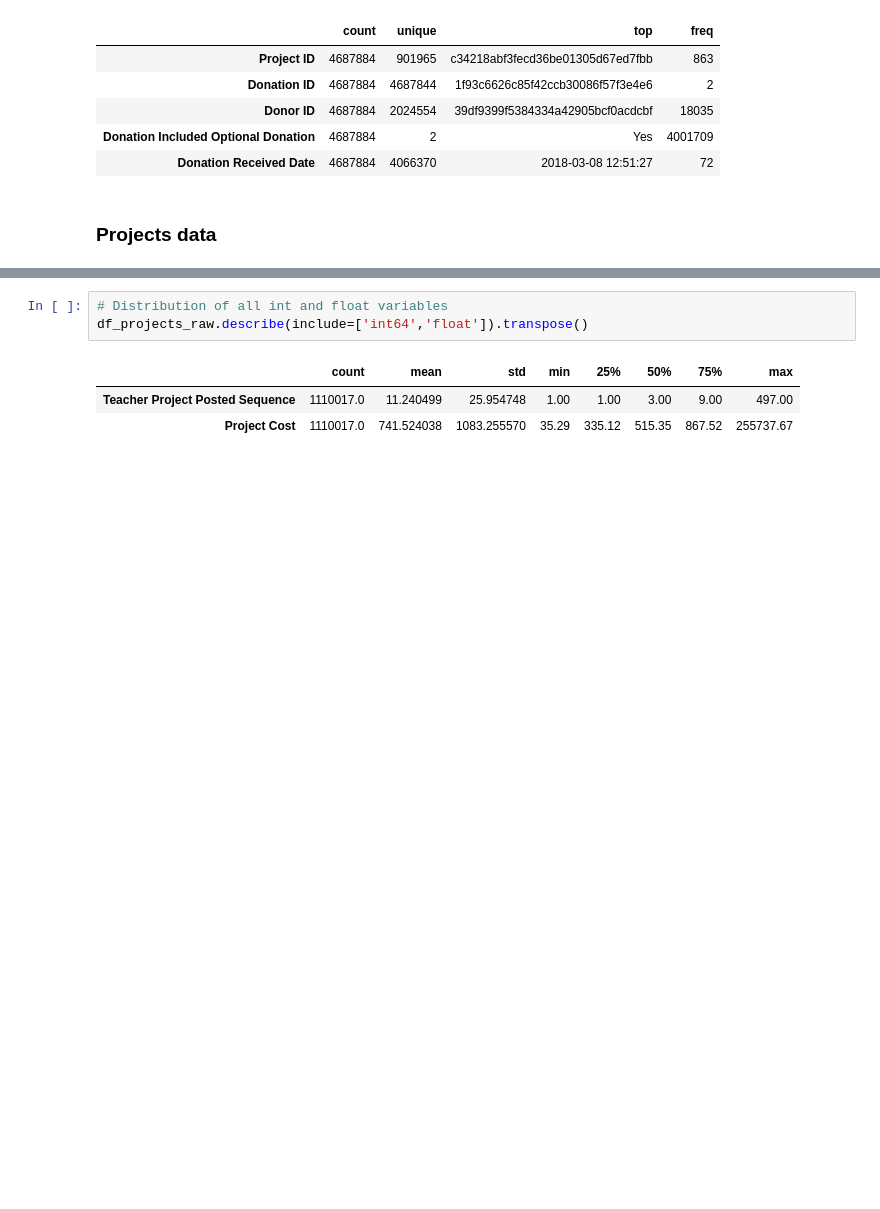
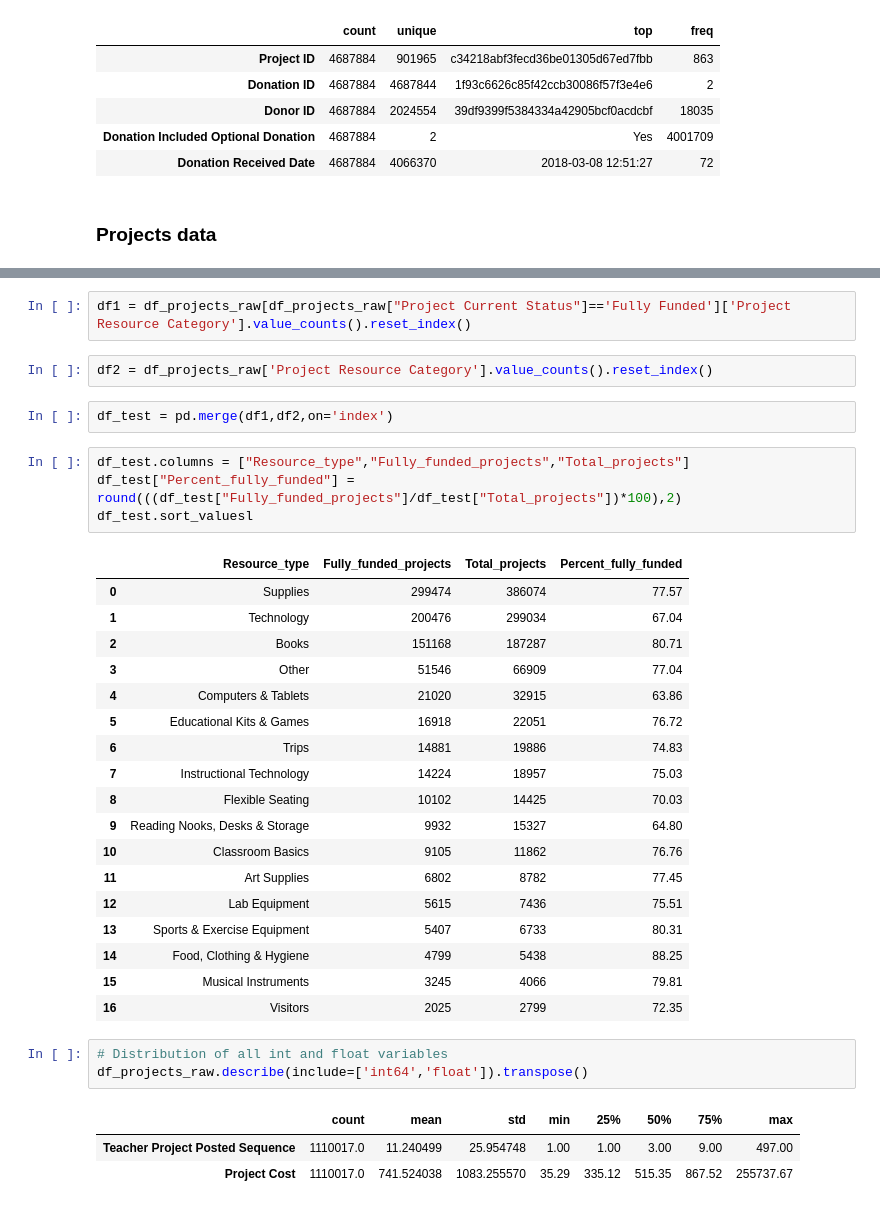
Before and after one commit to prasunshrestha/recommendation_system_for_donors, a Jupyter notebook: ADS_Social_Good_Recommender_System_Notebook.ipynb, the cells around one changed output, grey strips where cells are left out. Saved outputs shown, nothing was run; the diff lists cells and outputs as text; blank space fills up the shorter version.

```diff
--- a/ADS_Social_Good_Recommender_System_Notebook.ipynb
+++ b/ADS_Social_Good_Recommender_System_Notebook.ipynb
@@ -122,3 +129,32 @@ df_projects_raw.head()
+# %%
+df1 = df_projects_raw[df_projects_raw["Project Current Status"]=='Fully Funded']['Project Resource Category'].value_counts().reset_index()
+# %%
+df2 = df_projects_raw['Project Resource Category'].value_counts().reset_index()
+# %%
+df_test = pd.merge(df1,df2,on='index')
+# %%
+df_test.columns = ["Resource_type","Fully_funded_projects","Total_projects"]
+df_test["Percent_fully_funded"] = round(((df_test["Fully_funded_projects"]/df_test["Total_projects"])*100),2)
+df_test.sort_valuesl
+# %% [output]
+|  | Resource_type | Fully_funded_projects | Total_projects | Percent_fully_funded |
+| 0 | Supplies | 299474 | 386074 | 77.57 |
+| 1 | Technology | 200476 | 299034 | 67.04 |
+| 2 | Books | 151168 | 187287 | 80.71 |
+| 3 | Other | 51546 | 66909 | 77.04 |
+| 4 | Computers & Tablets | 21020 | 32915 | 63.86 |
+| 5 | Educational Kits & Games | 16918 | 22051 | 76.72 |
+| 6 | Trips | 14881 | 19886 | 74.83 |
+| 7 | Instructional Technology | 14224 | 18957 | 75.03 |
+| 8 | Flexible Seating | 10102 | 14425 | 70.03 |
+| 9 | Reading Nooks, Desks & Storage | 9932 | 15327 | 64.80 |
+| 10 | Classroom Basics | 9105 | 11862 | 76.76 |
+| 11 | Art Supplies | 6802 | 8782 | 77.45 |
+| 12 | Lab Equipment | 5615 | 7436 | 75.51 |
+| 13 | Sports & Exercise Equipment | 5407 | 6733 | 80.31 |
+| 14 | Food, Clothing & Hygiene | 4799 | 5438 | 88.25 |
+| 15 | Musical Instruments | 3245 | 4066 | 79.81 |
+| 16 | Visitors | 2025 | 2799 | 72.35 |
 # %%
 # Distribution of all int and float variables
 df_projects_raw.describe(include=['int64','float']).transpose()
```
Also changed, not shown: parts of 6 cells of this notebook.
